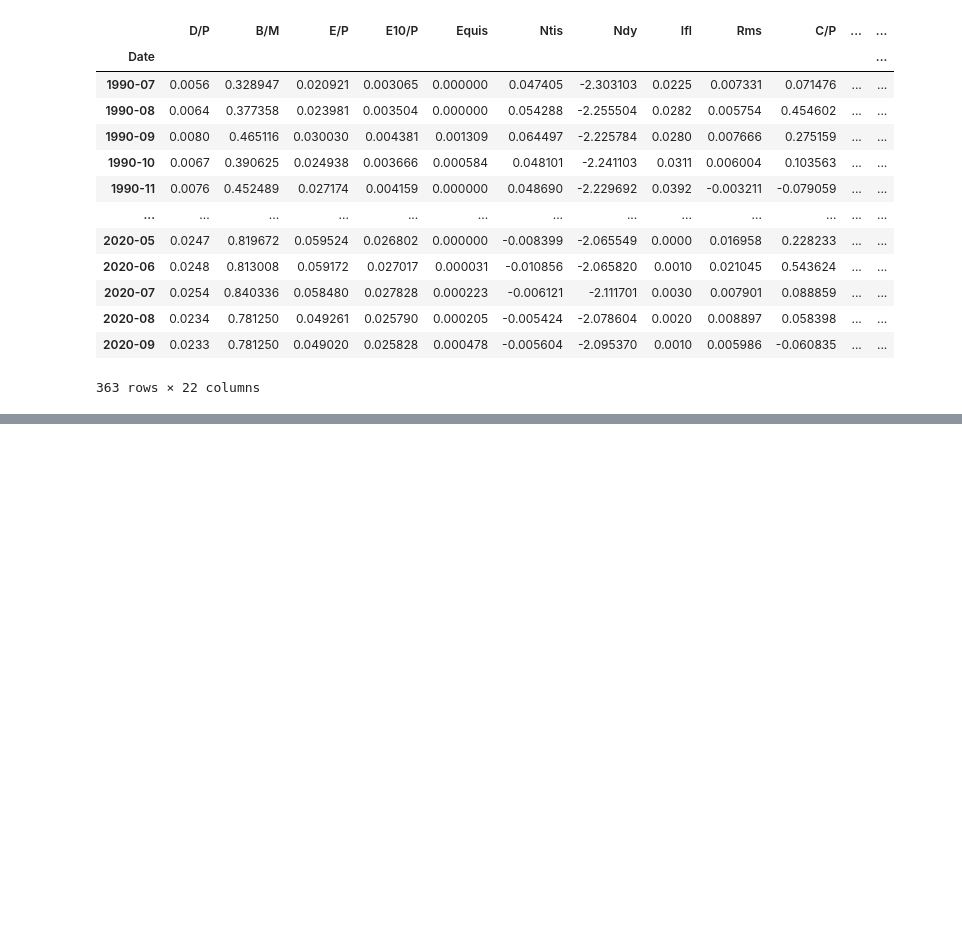
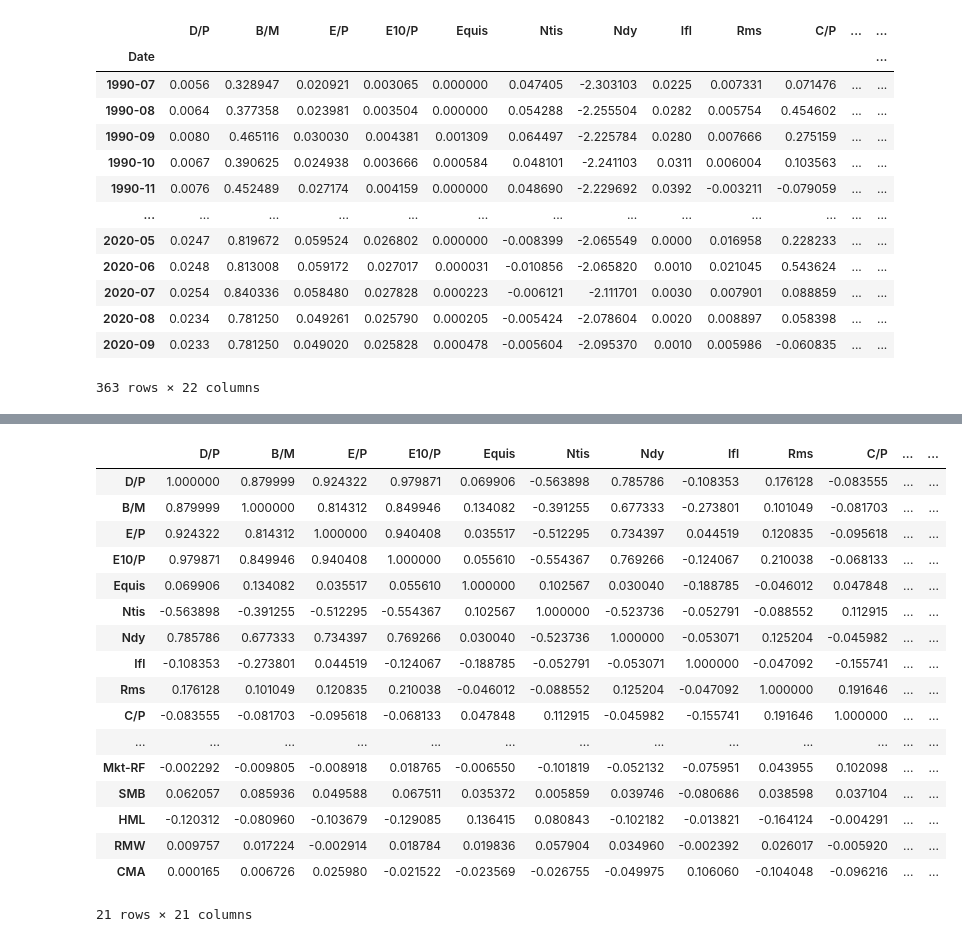
Before and after one commit to jessekeranen/seminar, a Jupyter notebook: jupyter.ipynb, the cells around one changed output, grey strips where cells are left out. Saved outputs shown, nothing was run; the diff lists cells and outputs as text; code cells hidden in the pictures; blank space fills up the shorter version.

```diff
--- a/jupyter.ipynb
+++ b/jupyter.ipynb
@@ -497,0 +502,30 @@ plt.plot(finalIndexMonthly.index, finalIndexMonthly["Unem"])
+# %%
+test = finalIndexMonthly.iloc[:, :-6]
+features = list(test.columns)
+features.insert(0, "const")
+X = test.values.tolist()
+X = sm.add_constant(X)
+y = finalIndexMonthly["K1"].tolist()
+
+correlations = test.corr()
+
+correlations
+# %% [output]
+|  | D/P | B/M | E/P | E10/P | Equis | Ntis | Ndy | Ifl | Rms | C/P | ... | ... |
+| D/P | 1.000000 | 0.879999 | 0.924322 | 0.979871 | 0.069906 | -0.563898 | 0.785786 | -0.108353 | 0.176128 | -0.083555 | ... | ... |
+| B/M | 0.879999 | 1.000000 | 0.814312 | 0.849946 | 0.134082 | -0.391255 | 0.677333 | -0.273801 | 0.101049 | -0.081703 | ... | ... |
+| E/P | 0.924322 | 0.814312 | 1.000000 | 0.940408 | 0.035517 | -0.512295 | 0.734397 | 0.044519 | 0.120835 | -0.095618 | ... | ... |
+| E10/P | 0.979871 | 0.849946 | 0.940408 | 1.000000 | 0.055610 | -0.554367 | 0.769266 | -0.124067 | 0.210038 | -0.068133 | ... | ... |
+| Equis | 0.069906 | 0.134082 | 0.035517 | 0.055610 | 1.000000 | 0.102567 | 0.030040 | -0.188785 | -0.046012 | 0.047848 | ... | ... |
+| Ntis | -0.563898 | -0.391255 | -0.512295 | -0.554367 | 0.102567 | 1.000000 | -0.523736 | -0.052791 | -0.088552 | 0.112915 | ... | ... |
+| Ndy | 0.785786 | 0.677333 | 0.734397 | 0.769266 | 0.030040 | -0.523736 | 1.000000 | -0.053071 | 0.125204 | -0.045982 | ... | ... |
+| Ifl | -0.108353 | -0.273801 | 0.044519 | -0.124067 | -0.188785 | -0.052791 | -0.053071 | 1.000000 | -0.047092 | -0.155741 | ... | ... |
+| Rms | 0.176128 | 0.101049 | 0.120835 | 0.210038 | -0.046012 | -0.088552 | 0.125204 | -0.047092 | 1.000000 | 0.191646 | ... | ... |
+| C/P | -0.083555 | -0.081703 | -0.095618 | -0.068133 | 0.047848 | 0.112915 | -0.045982 | -0.155741 | 0.191646 | 1.000000 | ... | ... |
+| ... | ... | ... | ... | ... | ... | ... | ... | ... | ... | ... | ... | ... |
+| Mkt-RF | -0.002292 | -0.009805 | -0.008918 | 0.018765 | -0.006550 | -0.101819 | -0.052132 | -0.075951 | 0.043955 | 0.102098 | ... | ... |
+| SMB | 0.062057 | 0.085936 | 0.049588 | 0.067511 | 0.035372 | 0.005859 | 0.039746 | -0.080686 | 0.038598 | 0.037104 | ... | ... |
+| HML | -0.120312 | -0.080960 | -0.103679 | -0.129085 | 0.136415 | 0.080843 | -0.102182 | -0.013821 | -0.164124 | -0.004291 | ... | ... |
+| RMW | 0.009757 | 0.017224 | -0.002914 | 0.018784 | 0.019836 | 0.057904 | 0.034960 | -0.002392 | 0.026017 | -0.005920 | ... | ... |
+| CMA | 0.000165 | 0.006726 | 0.025980 | -0.021522 | -0.023569 | -0.026755 | -0.049975 | 0.106060 | -0.104048 | -0.096216 | ... | ... |
+21 rows × 21 columns
```
Also changed, not shown: parts of 8 cells of this notebook.
